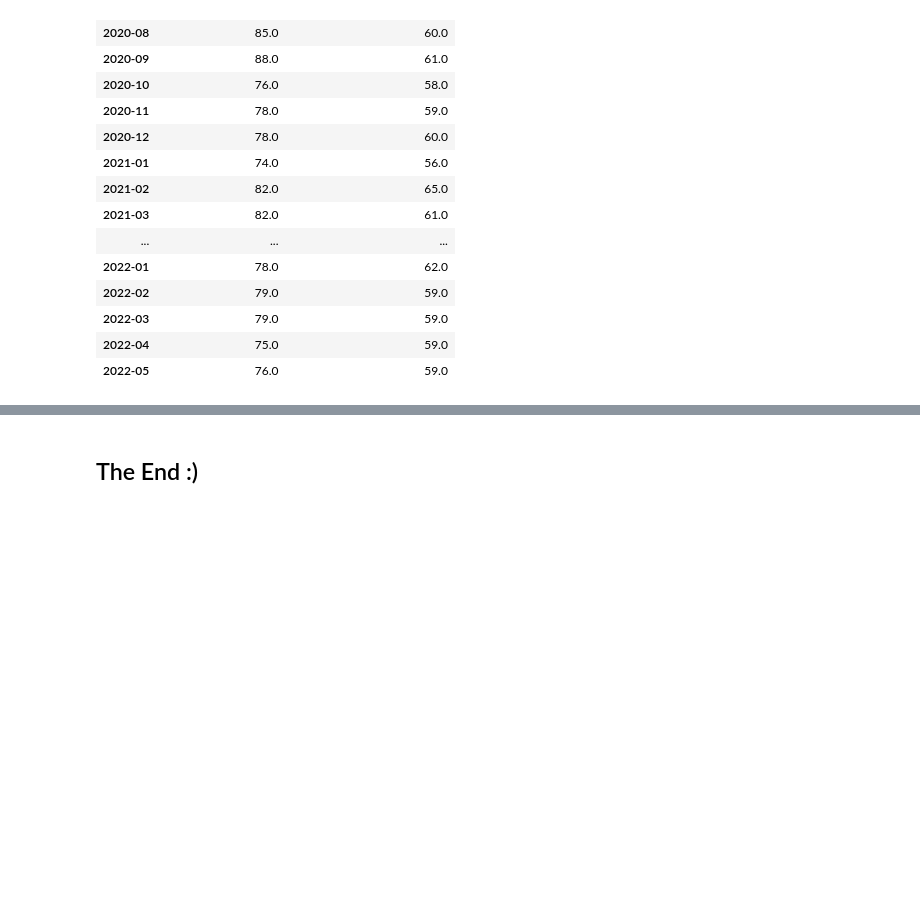
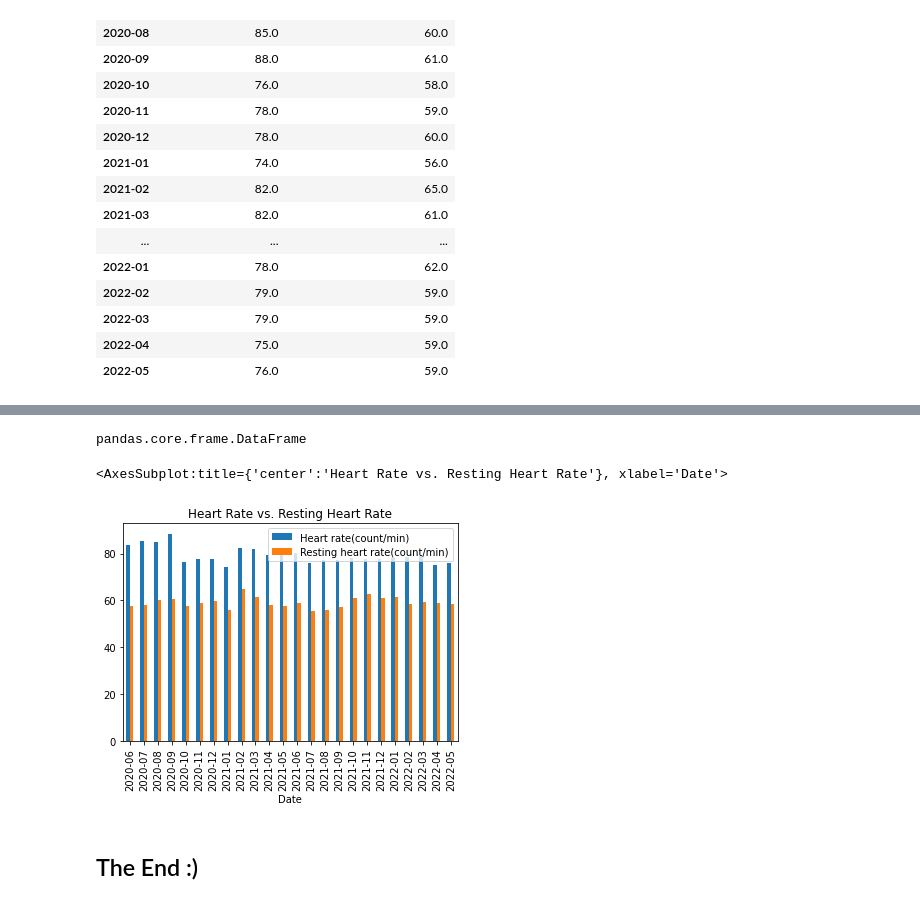
Before and after one commit to KimBug29/AppleDataKW, a Jupyter notebook: HealthData.ipynb, the cells around one changed output, grey strips where cells are left out. Saved outputs shown, nothing was run; the diff lists cells and outputs as text; code cells hidden in the pictures; blank space fills up the shorter version.

Commit message:
Added comparison of Heart Rate vs. Resting Heart Rate

```diff
--- a/HealthData.ipynb
+++ b/HealthData.ipynb
@@ -218,0 +207,4 @@ plt.show()
+# %%
+#Create new variable "rateCompare" which consists of only three areas of data from original dataframe.
+rateCompare = pd.pivot_table(health_data_2year, index=["Date"], values=["Heart rate(count/min)","Resting heart rate(count/min)"], aggfunc=np.sum)
+rateCompare.head()
@@ -219,2 +219,13 @@ plt.show()
+# %%
+#Confirm my new variable "rateCompare" is indeed a DataFrame
+type(rateCompare)
+# %% [output]
+pandas.core.frame.DataFrame
+# %%
+#Visualize rateCompare
+rateCompare.plot(kind="bar",title="Heart Rate vs. Resting Heart Rate")
+# %% [output]
+<AxesSubplot:title={'center':'Heart Rate vs. Resting Heart Rate'}, xlabel='Date'>
+[figure, added]
 # %% [markdown]
 ## The End :)
```
Also changed, not shown: parts of 17 cells of this notebook.
